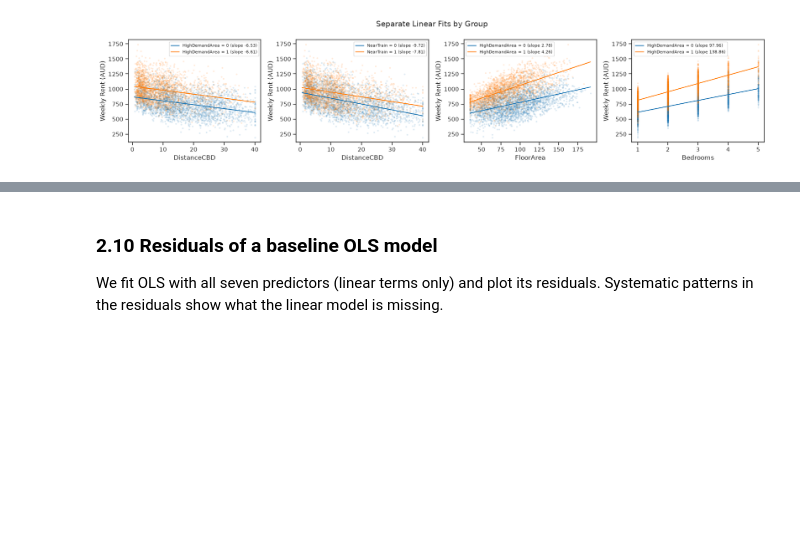
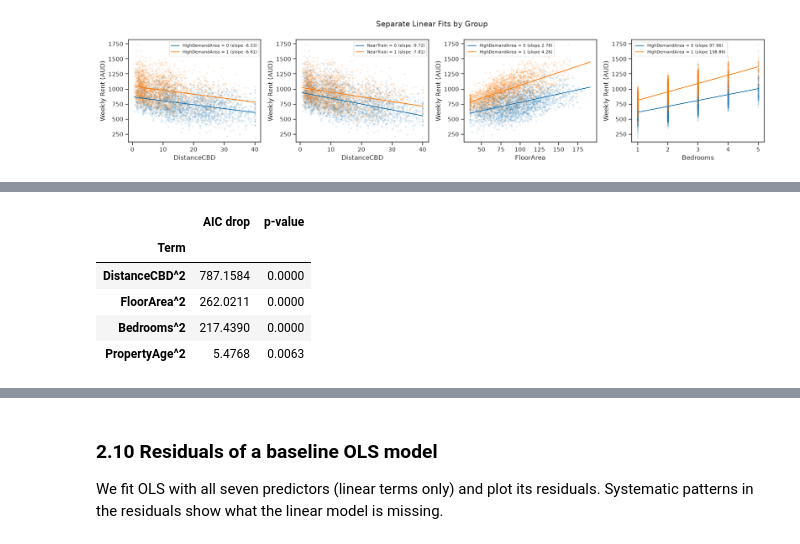
Before and after one commit to QingXueli/qbus2820, a Jupyter notebook: SID_Assignment1_implementation.ipynb, the cells around one changed output, grey strips where cells are left out. Cells and saved outputs as stored; diff of their text form; code cells hidden in the pictures; blank space fills up the shorter version.

```diff
--- a/SID_Assignment1_implementation.ipynb
+++ b/SID_Assignment1_implementation.ipynb
@@ -411,0 +428,25 @@ screening.round(4)
+# %%
+# For comparison, add the square of each non-binary predictor, one at a time
+# (0/1 variables are skipped, because 0^2 = 0 and 1^2 = 1)
+square_results = []
+
+for var in ['DistanceCBD', 'FloorArea', 'Bedrooms', 'PropertyAge']:
+    x = train[predictors].copy()
+    x['new_term'] = x[var] ** 2                    # squared term
+    x_with_intercept = sm.add_constant(x, prepend=True)
+    est = sm.OLS(train[response], x_with_intercept).fit()
+
+    square_results.append({'Term': var + '^2',
+                           'AIC drop': base.aic - est.aic,
+                           'p-value': est.pvalues['new_term']})
+
+square_results = pd.DataFrame(square_results)
+square_results = square_results.sort_values('AIC drop', ascending = False).set_index('Term')
+square_results.round(4)
+# %% [output]
+|  | AIC drop | p-value |
+| Term |  |  |
+| DistanceCBD^2 | 787.1584 | 0.0000 |
+| FloorArea^2 | 262.0211 | 0.0000 |
+| Bedrooms^2 | 217.4390 | 0.0000 |
+| PropertyAge^2 | 5.4768 | 0.0063 |
```
Also changed, not shown: parts of 9 cells of this notebook, 2 other files.
